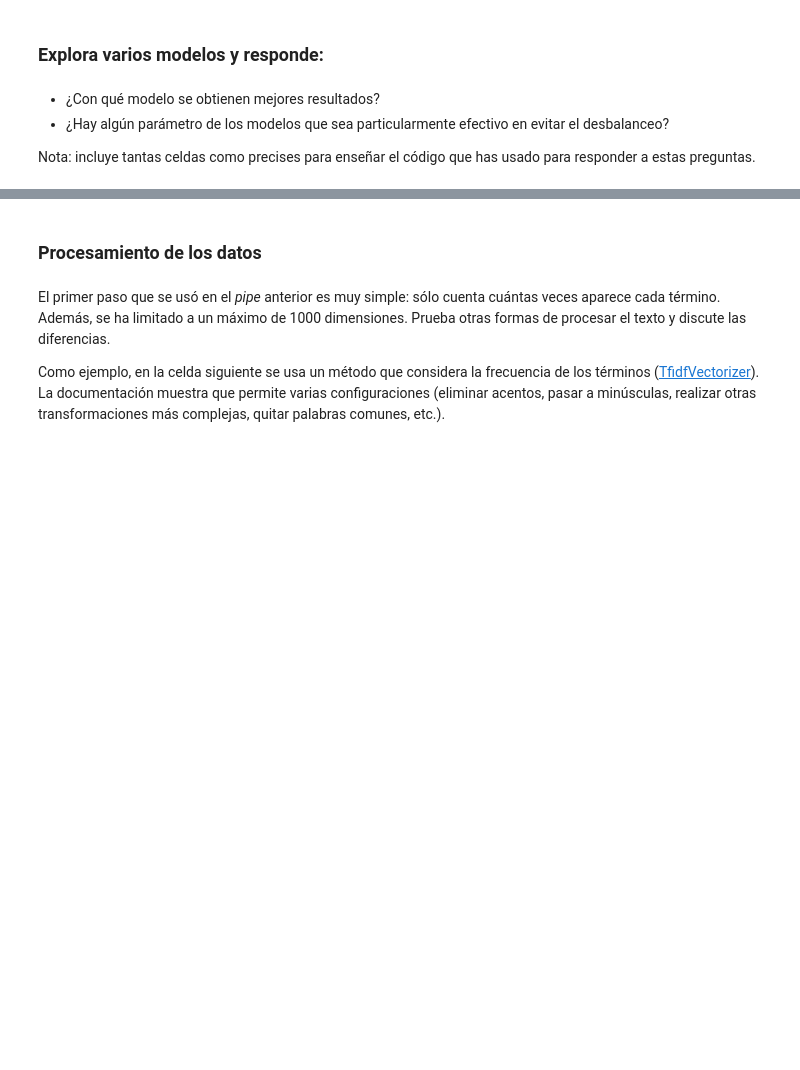
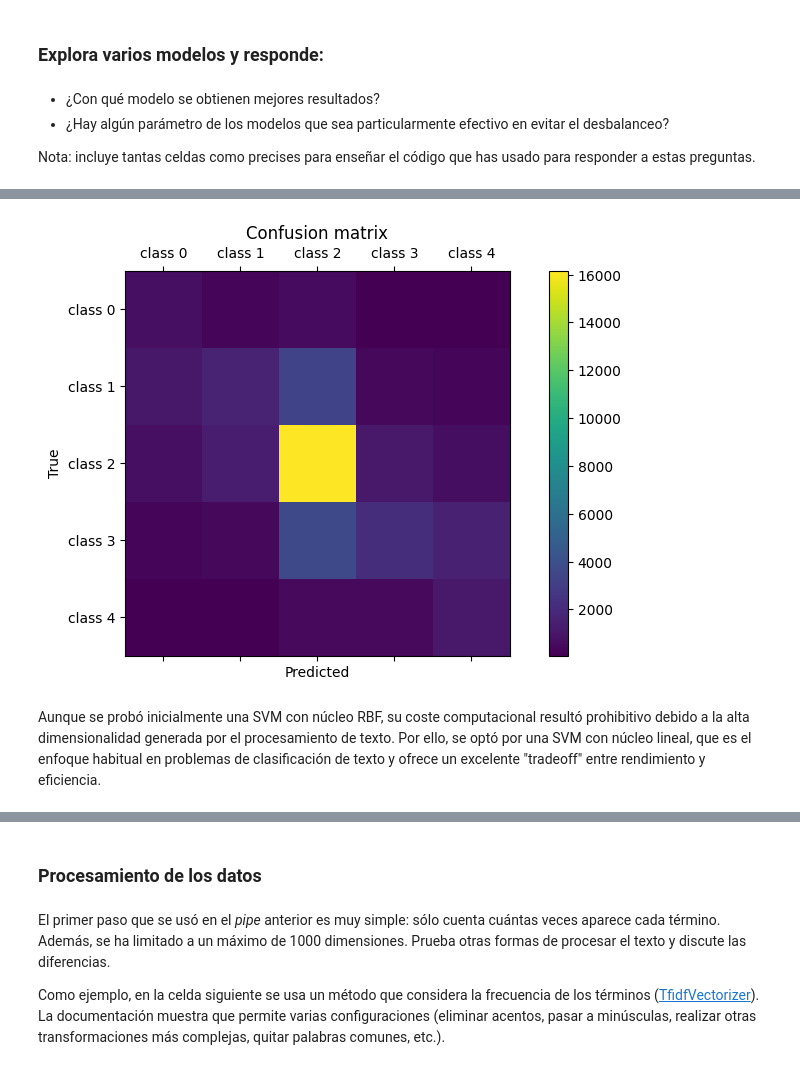
Before and after one commit to gborras10/MachineLearningProjects, a Jupyter notebook: assignements/assignment_3_clasificacion_textos/p4_03.ipynb, the cells around one changed output, grey strips where cells are left out. Saved outputs shown, nothing was run; the diff lists cells and outputs as text; code cells hidden in the pictures; blank space fills up the shorter version.

```diff
--- a/assignements/assignment_3_clasificacion_textos/p4_03.ipynb
+++ b/assignements/assignment_3_clasificacion_textos/p4_03.ipynb
@@ -164,0 +226,6 @@ Nota: incluye tantas celdas como precises para enseñar el código que has usado
+# %%
+plot_confusion_matrix(pipe_svm)
+# %% [output]
+[figure, added]
+# %% [markdown]
+Aunque se probó inicialmente una SVM con núcleo RBF, su coste computacional resultó prohibitivo debido a la alta dimensionalidad generada por el procesamiento de texto. Por ello, se optó por una SVM con núcleo lineal, que es el enfoque habitual en problemas de clasificación de texto y ofrece un excelente "tradeoff" entre rendimiento y eficiencia.
```
Also changed, not shown: parts of 33 cells of this notebook.
